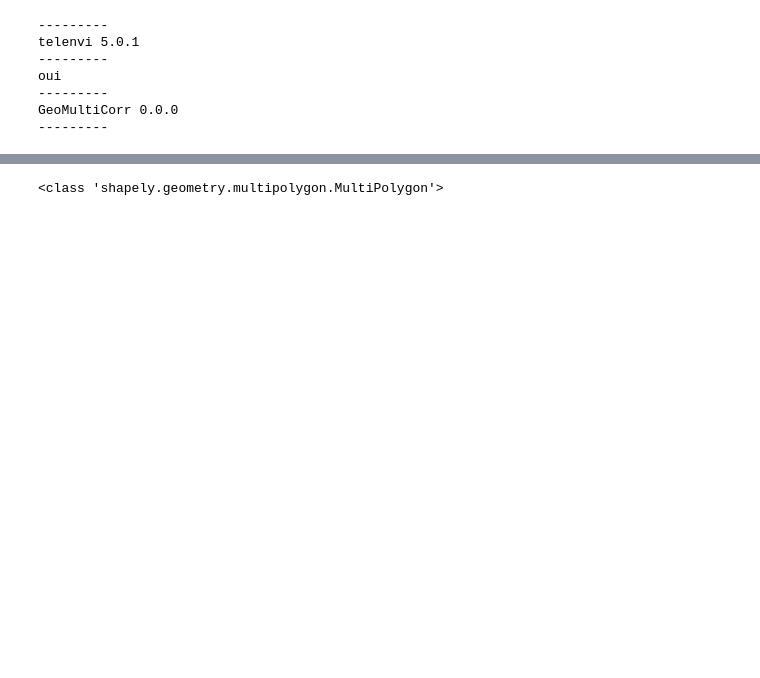
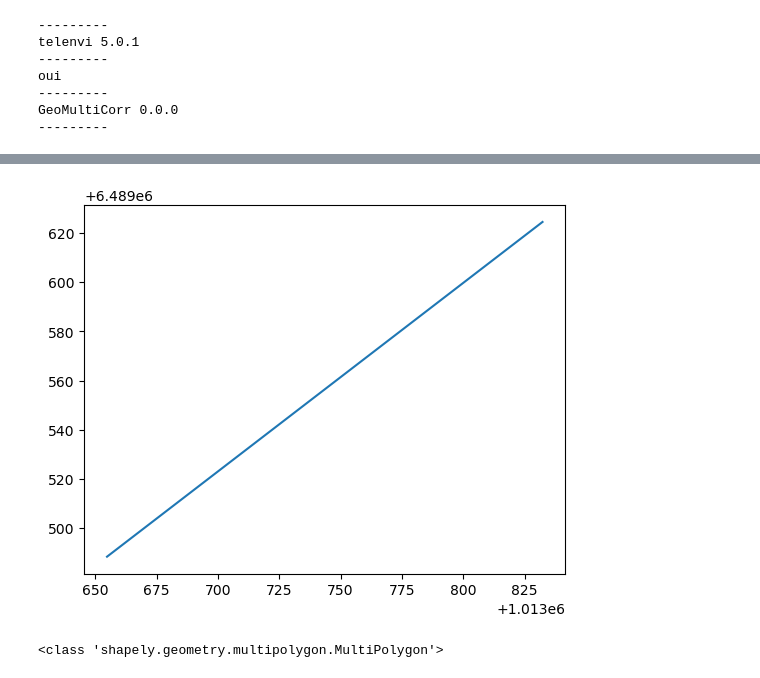
Before and after one commit to rgdyn-toolbox/GeoMultiCorr, a Jupyter notebook: src/manips_vanoise.ipynb, the cells around one changed output, grey strips where cells are left out. Cells and saved outputs as stored; diff of their text form; code cells hidden in the pictures; blank space fills up the shorter version.

```diff
--- a/src/manips_vanoise.ipynb
+++ b/src/manips_vanoise.ipynb
@@ -21 +33,7 @@ sp = ge.get_spines()[0]
+# %%
+sp = etude.get_spine('ISFR730486')
+# %%
+sp.plot()
+# %% [output]
+[figure, added]
 # %%
```
Also changed, not shown: parts of 3 cells of this notebook, 2 other files.
